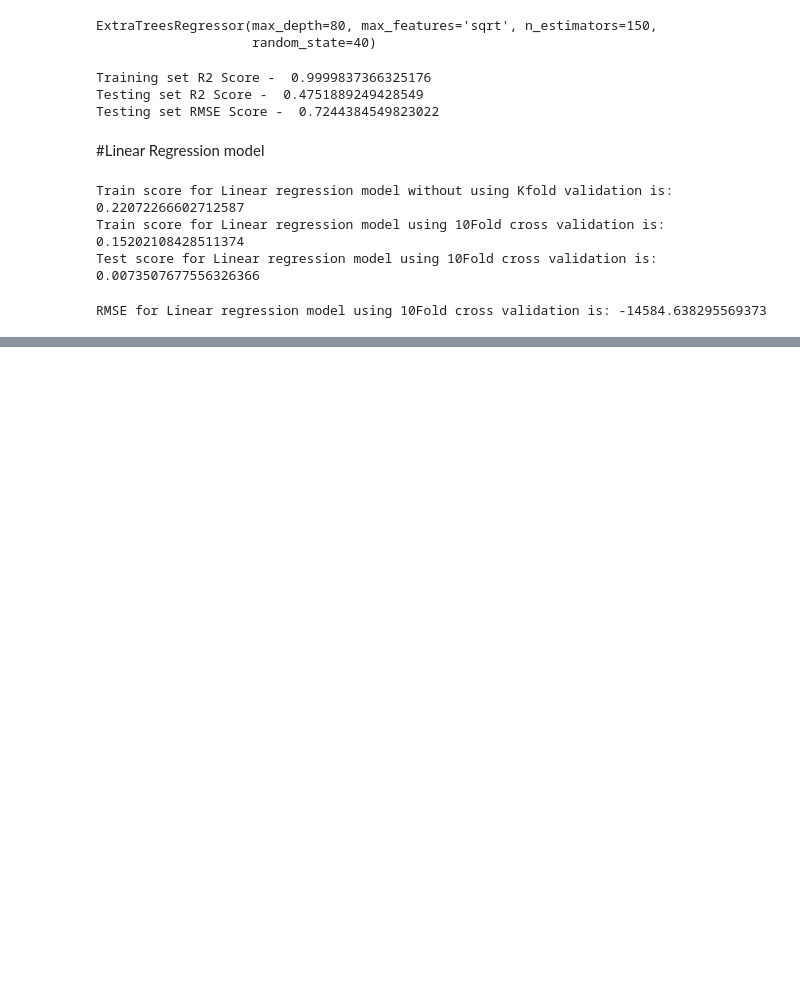
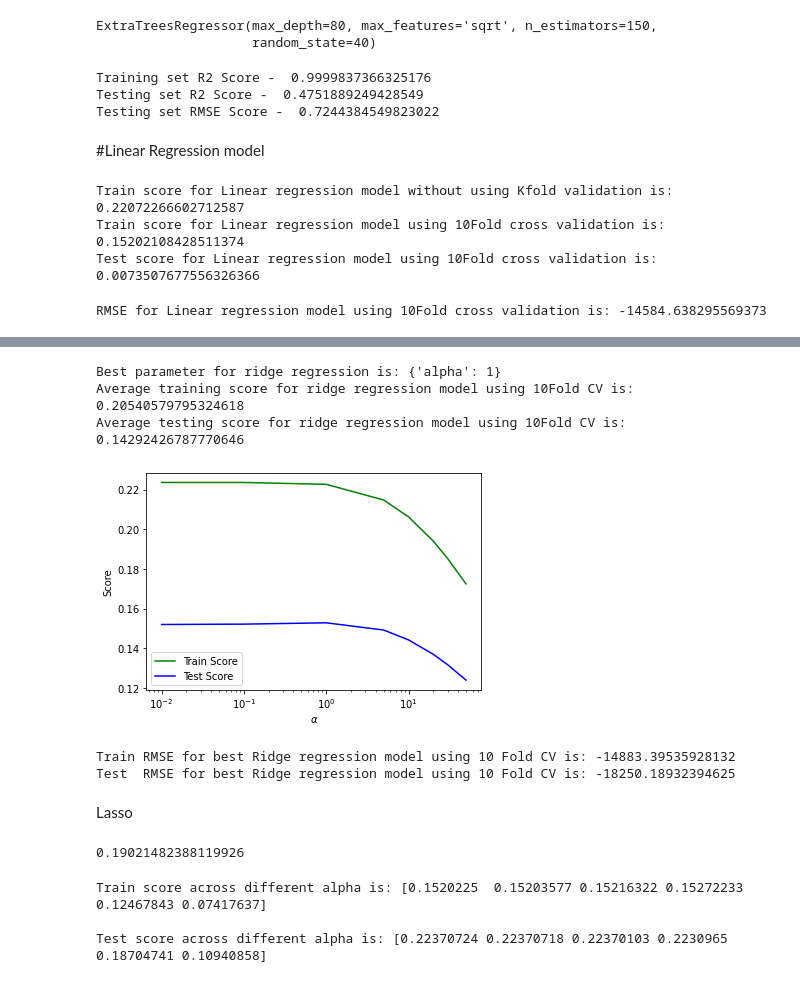
Before and after one commit to pritesh2292/Appliance-Energy-Prediction, a Jupyter notebook: Appliance_Energy_Prediction.ipynb, the cells around one changed output, grey strips where cells are left out. Drawn from its saved outputs; the diff is of its cells as text; code cells hidden in the pictures; blank space fills up the shorter version.

```diff
--- a/Appliance_Energy_Prediction.ipynb
+++ b/Appliance_Energy_Prediction.ipynb
@@ -637,0 +641,6 @@ RMSE for Linear regression model using 10Fold cross validation is: -14584.638295
+# %%
+ridge= Ridge()
+param= {'alpha':[ 0.01, 0.1, 1, 5, 10,20,30,50]}
+ridge_regressor= GridSearchCV(ridge, param, cv=10, return_train_score= True)
+ridge_regressor.fit(x_train, y_train)
+ridge_regressor.score(x_test, y_test)
@@ -637,0 +649,6 @@ RMSE for Linear regression model using 10Fold cross validation is: -14584.638295
+# %%
+ridge_train_score_list= ridge_regressor.cv_results_["mean_train_score"]
+print(f'Train score across different alpha is: {ridge_train_score_list}')
+
+ridge_test_score_list= ridge_regressor.cv_results_["mean_test_score"]
+print(f'\nTest score across different alpha is: {ridge_test_score_list}')
@@ -637,0 +661,50 @@ RMSE for Linear regression model using 10Fold cross validation is: -14584.638295
+# %%
+#visualize the result:plots
+x_range= [0.01, 0.1, 1, 5, 10, 20, 30, 50]
+plt.plot(x_range, ridge_train_score_list, c = 'g', label = 'Train Score')
+plt.plot(x_range, ridge_test_score_list, c = 'b', label = 'Test Score')
+plt.xscale('log')
+plt.legend(loc = 3)
+plt.xlabel(r'$\alpha$')
+plt.ylabel('Score')
+
+print(f'Best parameter for ridge regression is: {ridge_regressor.best_params_}')
+print(f'Average training score for ridge regression model using 10Fold CV is: {((ridge_regressor.cv_results_["mean_train_score"]).sum())/len(x_range)}')
+print(f'Average testing score for ridge regression model using 10Fold CV is: {((ridge_regressor.cv_results_["mean_test_score"]).sum())/len(x_range)}')
+# %% [output]
+Best parameter for ridge regression is: {'alpha': 1}
+Average training score for ridge regression model using 10Fold CV is: 0.20540579795324618
+Average testing score for ridge regression model using 10Fold CV is: 0.14292426787770646
+[figure, added]
+# %%
+#Implementing the final model with the best param with Root mean squared error(RMSE) as the scoring metrics
+ridge_final= Ridge(alpha=20)
+ridge_final.fit(x_train, y_train)
+ridge_final_train_scores= cross_val_score(ridge_final,x_train, y_train, cv=10, scoring= 'neg_mean_squared_error')
+ridge_final_test_scores= cross_val_score(ridge_final,x_test, y_test, cv=10, scoring= 'neg_mean_squared_error')
+print(f'Train RMSE for best Ridge regression model using 10 Fold CV is: {ridge_final_train_scores.mean()}')
+print(f'Test  RMSE for best Ridge regression model using 10 Fold CV is: {ridge_final_test_scores.mean()}')
+# %% [output]
+Train RMSE for best Ridge regression model using 10 Fold CV is: -14883.39535928132
+Test  RMSE for best Ridge regression model using 10 Fold CV is: -18250.18932394625
+# %% [markdown]
+Lasso
+# %%
+#Lasso regression
+lasso= Lasso()
+param= {'alpha':[0.0001, 0.001, 0.01, 0.1, 1,5]}
+lasso_regressor= GridSearchCV(lasso, param, cv=10, return_train_score= True)
+lasso_regressor.fit(x_train, y_train)
+lasso_regressor.score(x_test, y_test)
+# %% [output]
+0.19021482388119926
+# %%
+lasso_test_score_list= lasso_regressor.cv_results_["mean_test_score"]
+print(f'Train score across different alpha is: {lasso_test_score_list}')
+
+lasso_train_score_list= lasso_regressor.cv_results_["mean_train_score"]
+print(f'\nTest score across different alpha is: {lasso_train_score_list}')
+# %% [output]
+Train score across different alpha is: [0.1520225  0.15203577 0.15216322 0.15272233 0.12467843 0.07417637]
+
+Test score across different alpha is: [0.22370724 0.22370718 0.22370103 0.2230965  0.18704741 0.10940858]
```
Also changed, not shown: parts of 8 cells of this notebook.
